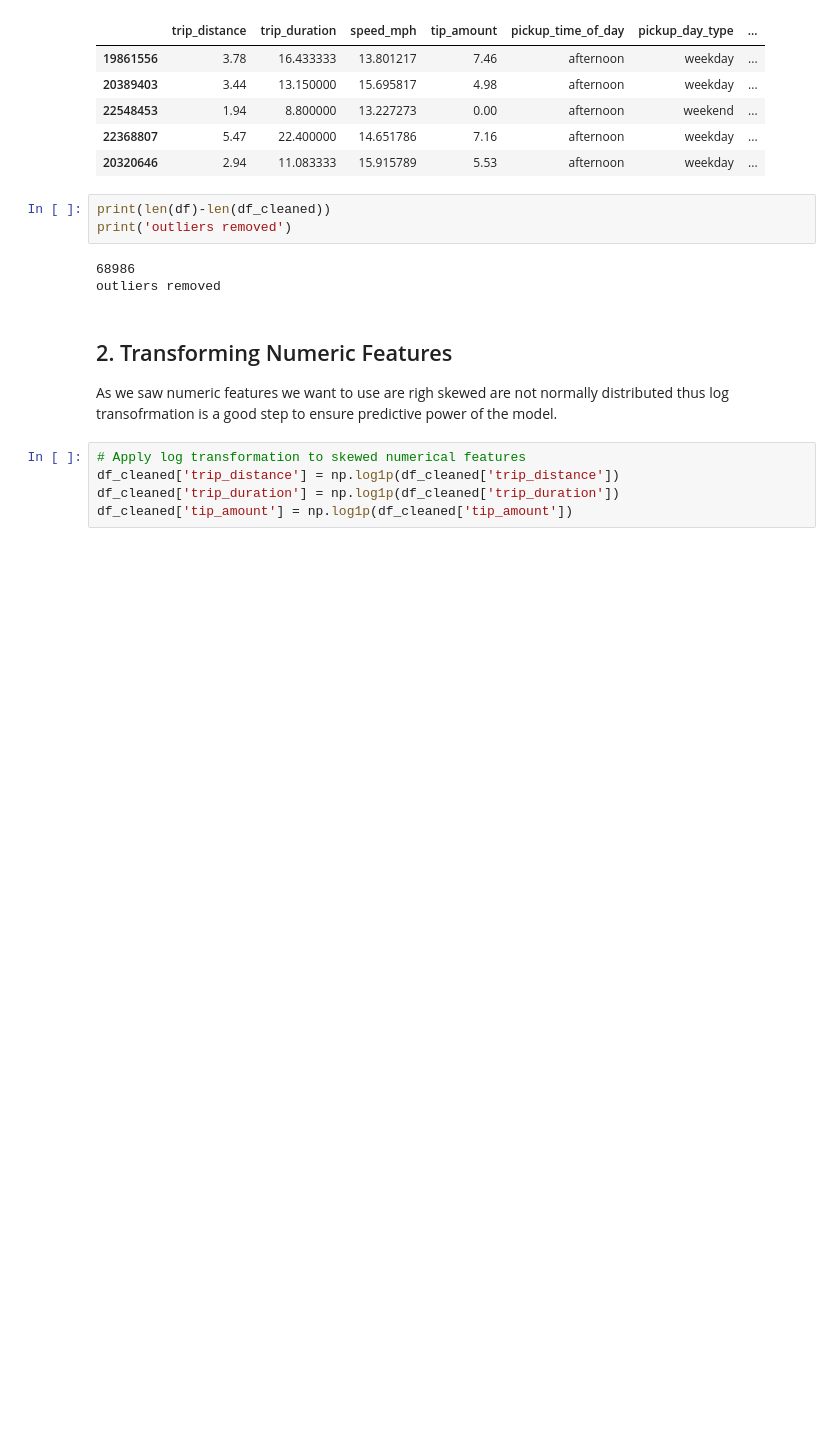
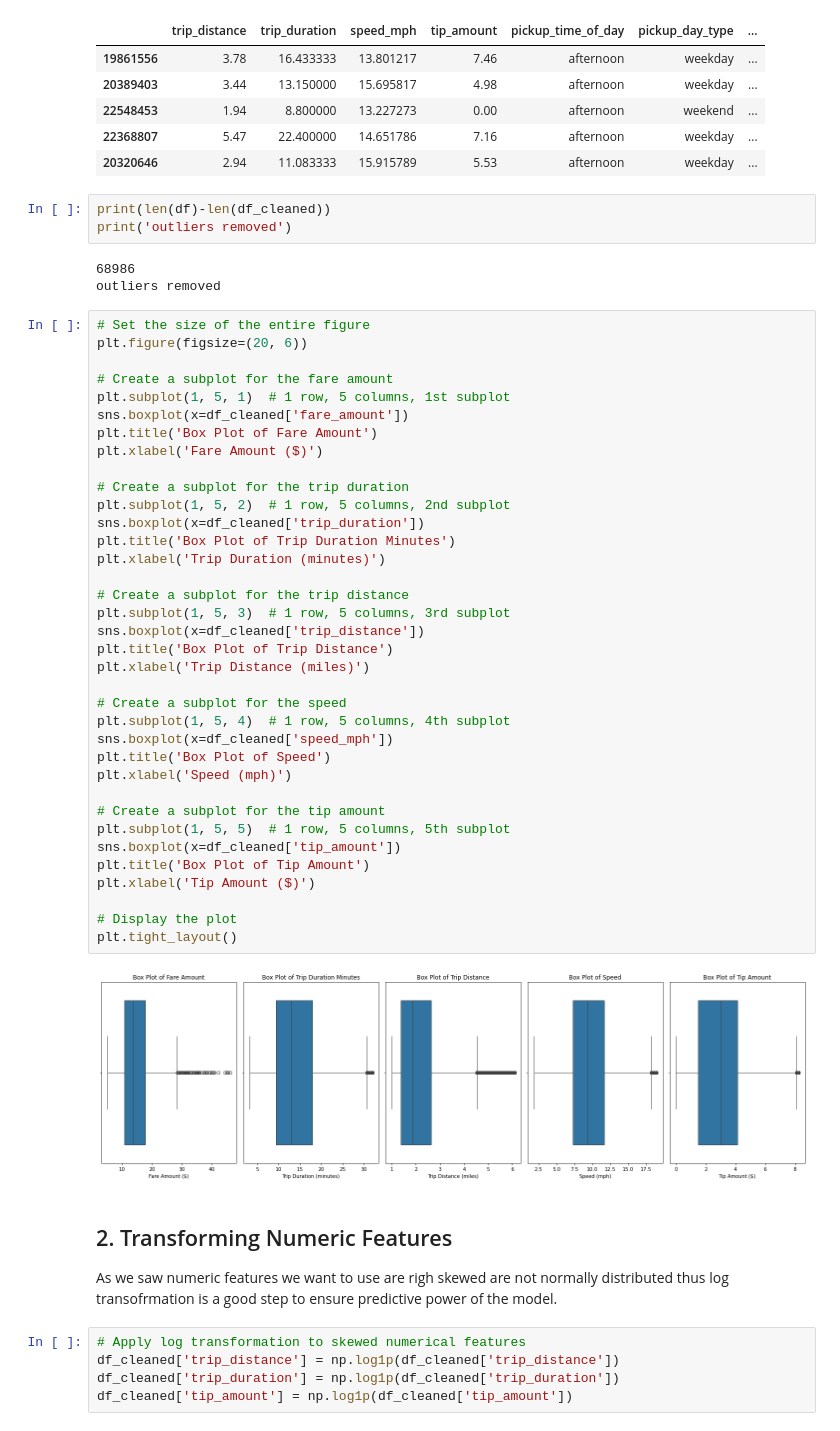
Before and after one commit to doli99/Advanced_Data_Analytics_Advanced_Programming_UNIL_MsCM_BA_Mariam_Dolidze_2024, a Jupyter notebook: 5. Modeling.ipynb, the cells around one changed output. Saved outputs shown, nothing was run; the diff lists cells and outputs as text; blank space fills up the shorter version.

```diff
--- a/5. Modeling.ipynb
+++ b/5. Modeling.ipynb
@@ -142,6 +157,44 @@ print('outliers removed')
 # %% [output]
 68986
 outliers removed
+# %%
+# Set the size of the entire figure
+plt.figure(figsize=(20, 6))
+
+# Create a subplot for the fare amount
+plt.subplot(1, 5, 1)  # 1 row, 5 columns, 1st subplot
+sns.boxplot(x=df_cleaned['fare_amount'])
+plt.title('Box Plot of Fare Amount')
+plt.xlabel('Fare Amount ($)')
+
+# Create a subplot for the trip duration
+plt.subplot(1, 5, 2)  # 1 row, 5 columns, 2nd subplot
+sns.boxplot(x=df_cleaned['trip_duration'])
+plt.title('Box Plot of Trip Duration Minutes')
+plt.xlabel('Trip Duration (minutes)')
+
+# Create a subplot for the trip distance
+plt.subplot(1, 5, 3)  # 1 row, 5 columns, 3rd subplot
+sns.boxplot(x=df_cleaned['trip_distance'])
+plt.title('Box Plot of Trip Distance')
+plt.xlabel('Trip Distance (miles)')
+
+# Create a subplot for the speed
+plt.subplot(1, 5, 4)  # 1 row, 5 columns, 4th subplot
+sns.boxplot(x=df_cleaned['speed_mph'])
+plt.title('Box Plot of Speed')
+plt.xlabel('Speed (mph)')
+
+# Create a subplot for the tip amount
+plt.subplot(1, 5, 5)  # 1 row, 5 columns, 5th subplot
+sns.boxplot(x=df_cleaned['tip_amount'])
+plt.title('Box Plot of Tip Amount')
+plt.xlabel('Tip Amount ($)')
+
+# Display the plot
+plt.tight_layout()
+# %% [output]
+[figure, added]
 # %% [markdown]
 ## 2. Transforming Numeric Features
 
```
Also changed, not shown: parts of 3 cells of this notebook.
